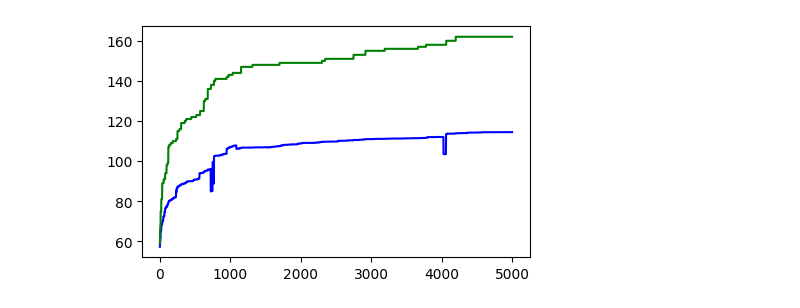
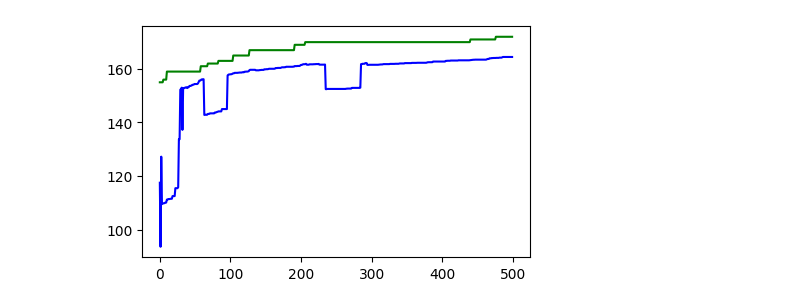
Before and after one commit to Punio03/Ball-Sort-Puzzle-Color-Sorting-Game-PCG, a Jupyter notebook: plot.ipynb, the cells around one changed output. Cells and saved outputs as stored; diff of their text form; code cells hidden in the pictures.

```diff
--- a/plot.ipynb
+++ b/plot.ipynb
@@ -1,13 +1,13 @@
 # %%
 import pandas as pd
 import matplotlib.pyplot as plt
 
-df = pd.read_csv("save.csv", sep=';')
+df = pd.read_csv("save3.csv", sep=';')
 
 plt.figure(figsize=(5,3))
 plt.plot(df['epoch'], df['avg'], label='avg', color='blue')
 plt.plot(df['epoch'], df['max'], label='max', color='green')
 
 plt.show()
 # %% [output]
-[figure, old version]
+[figure, new version]
```
Also changed, not shown: parts of 2 cells of this notebook, 7 other files.
